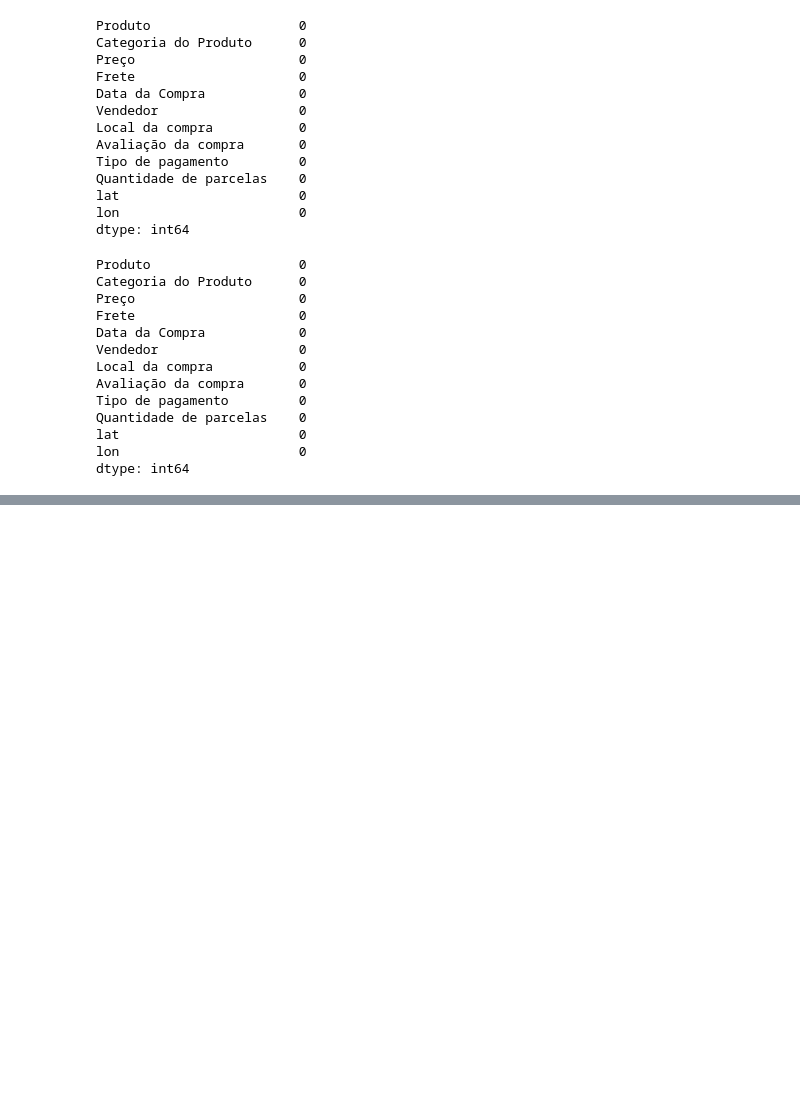
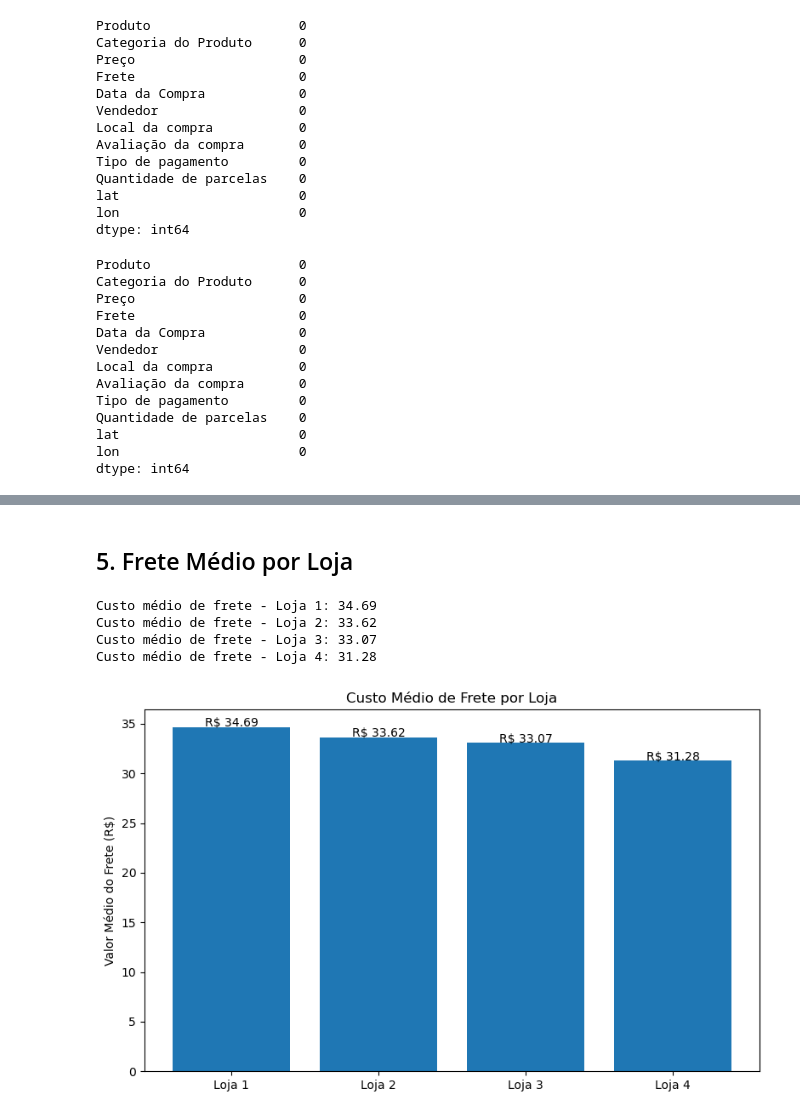
Before and after one commit to FiGuidastri/challenge-alura-store, a Jupyter notebook: main.ipynb, the cells around one changed output, grey strips where cells are left out. Cells and saved outputs as stored; diff of their text form; code cells hidden in the pictures; blank space fills up the shorter version.

```diff
--- a/main.ipynb
+++ b/main.ipynb
@@ -180,0 +304,40 @@ Faturamento total - Loja 4:  1384497.58
+# %% [markdown]
+## 5. Frete Médio por Loja
+# %%
+media_frete_loja1 = df_loja1["Frete"].mean()
+media_frete_loja2 = df_loja2["Frete"].mean()
+media_frete_loja3 = df_loja3["Frete"].mean()
+media_frete_loja4 = df_loja4["Frete"].mean()
+
+print(f"Custo médio de frete - Loja 1: {media_frete_loja1:.2f}")
+print(f"Custo médio de frete - Loja 2: {media_frete_loja2:.2f}")
+print(f"Custo médio de frete - Loja 3: {media_frete_loja3:.2f}", )
+print(f"Custo médio de frete - Loja 4: {media_frete_loja4:.2f}", )
+
+# Gráfico
+lojas = ["Loja 1", "Loja 2", "Loja 3", "Loja 4"]
+valores = [
+    media_frete_loja1,
+    media_frete_loja2,
+    media_frete_loja3,
+    media_frete_loja4
+]
+
+plt.figure(figsize=(8,5))
+plt.bar(lojas, valores)
+
+plt.title("Custo Médio de Frete por Loja")
+plt.ylabel("Valor Médio do Frete (R$)")
+
+# Colocar valores acima das barras
+for i, v in enumerate(valores):
+    plt.text(i, v + 0.05, f"R$ {v:.2f}", ha="center")
+
+plt.tight_layout()
+plt.show()
+# %% [output]
+Custo médio de frete - Loja 1: 34.69
+Custo médio de frete - Loja 2: 33.62
+Custo médio de frete - Loja 3: 33.07
+Custo médio de frete - Loja 4: 31.28
+[figure, added]
```
Also changed, not shown: parts of 8 cells of this notebook.
